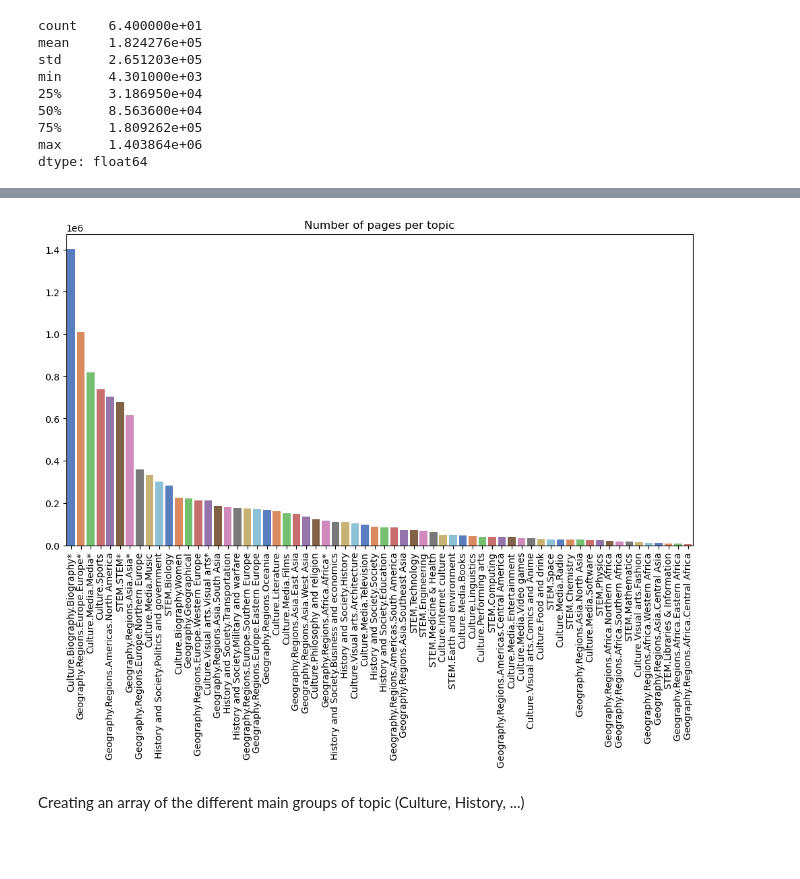
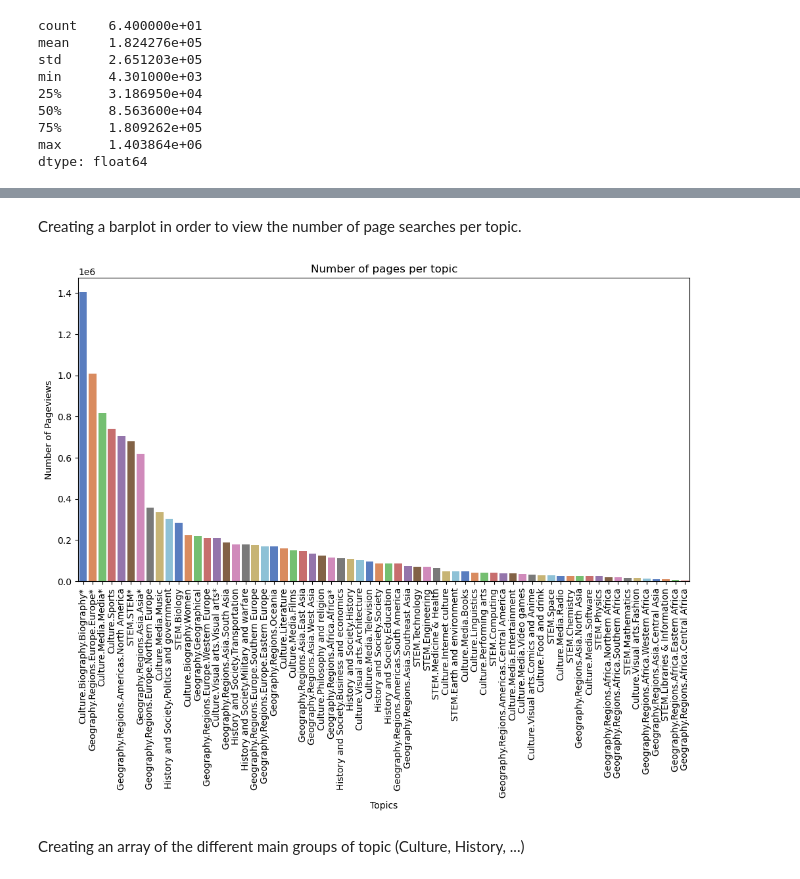
Before and after one commit to epfl-ada/ada-2023-project-bobeast, a Jupyter notebook: Milestone_P2.ipynb, the cells around one changed output, grey strips where cells are left out. Cells and saved outputs as stored; diff of their text form; code cells hidden in the pictures; blank space fills up the shorter version.

```diff
--- a/Milestone_P2.ipynb
+++ b/Milestone_P2.ipynb
@@ -157,11 +177,15 @@ Length: 64, dtype: int64
+# %% [markdown]
+Creating a barplot in order to view the number of page searches per topic.
 # %%
 plt.figure(figsize=(12,6))
 sns.barplot(x=topics_agg.index, y=topics_agg, palette='muted')
 plt.xticks(rotation=90)
 plt.title('Number of pages per topic')
+plt.xlabel('Topics')
+plt.ylabel('Number of Pageviews')
 plt.show()
 # %% [output]
-[figure, old version]
+[figure, new version]
 # %% [markdown]
 Creating an array of the different main groups of topic (Culture, History, ...)
 # %%
```
Also changed, not shown: parts of 57 cells of this notebook.
